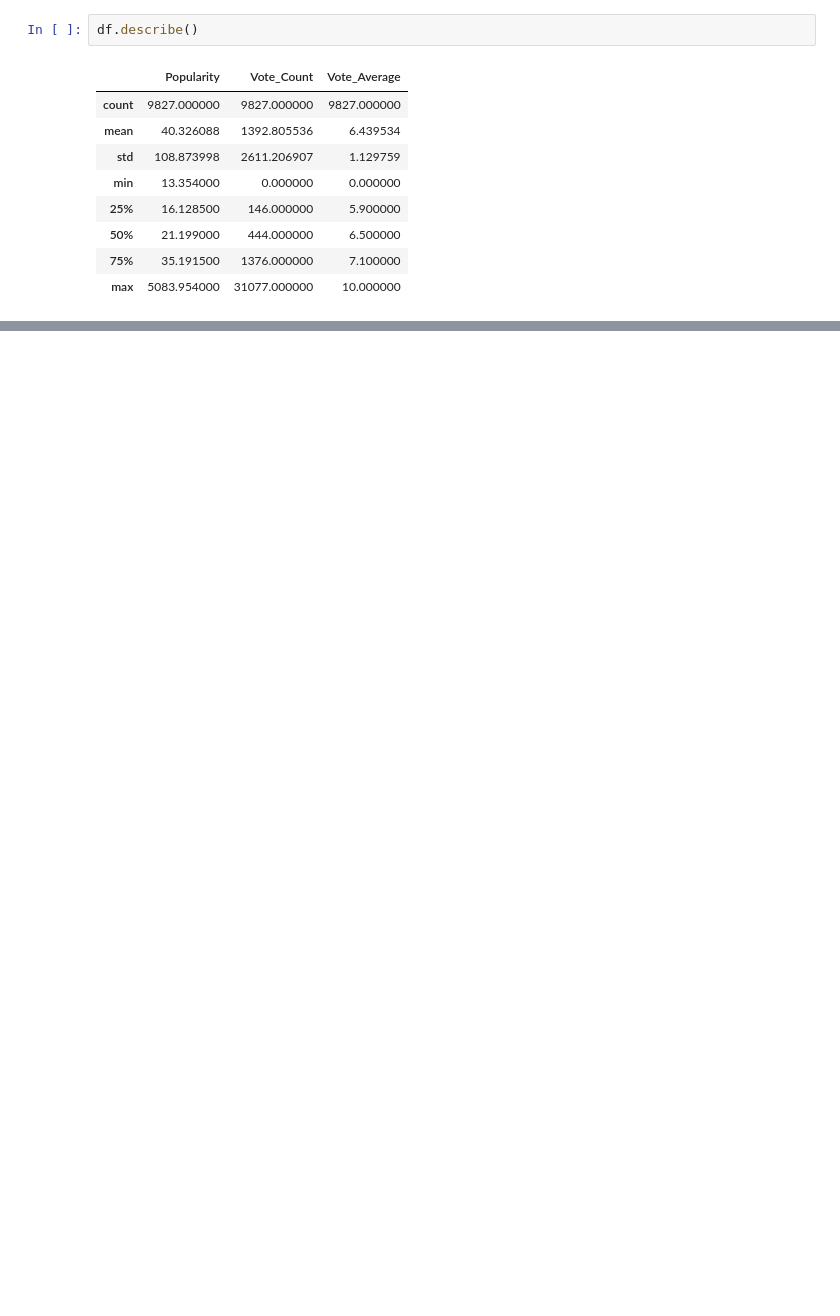
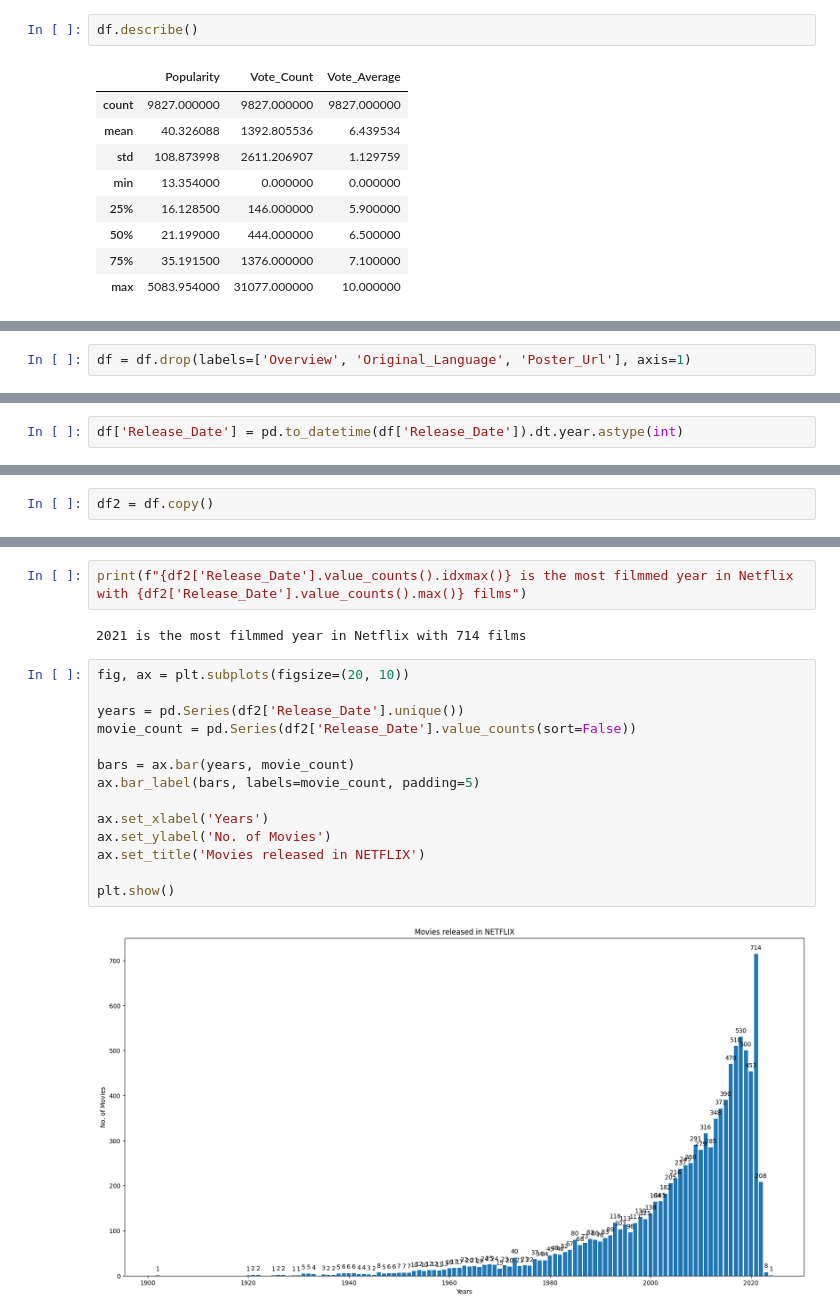
Before and after one commit to KBasu21/NETFLIX-Data-Analysis, a Jupyter notebook: main.ipynb, the cells around one changed output, grey strips where cells are left out. Drawn from its saved outputs; the diff is of its cells as text; blank space fills up the shorter version.

```diff
--- a/main.ipynb
+++ b/main.ipynb
@@ -31,0 +135,2 @@ df.describe()
+# %%
+df = df.drop(labels=['Overview', 'Original_Language', 'Poster_Url'], axis=1)
@@ -31,0 +150,2 @@ df.describe()
+# %%
+df['Release_Date'] = pd.to_datetime(df['Release_Date']).dt.year.astype(int)
@@ -31,0 +165,2 @@ df.describe()
+# %%
+df2 = df.copy()
@@ -231,0 +302,20 @@ plt.show()
+# %%
+print(f"{df2['Release_Date'].value_counts().idxmax()} is the most filmmed year in Netflix with {df2['Release_Date'].value_counts().max()} films")
+# %% [output]
+2021 is the most filmmed year in Netflix with 714 films
+# %%
+fig, ax = plt.subplots(figsize=(20, 10))
+
+years = pd.Series(df2['Release_Date'].unique())
+movie_count = pd.Series(df2['Release_Date'].value_counts(sort=False))
+
+bars = ax.bar(years, movie_count)
+ax.bar_label(bars, labels=movie_count, padding=5)
+
+ax.set_xlabel('Years')
+ax.set_ylabel('No. of Movies')
+ax.set_title('Movies released in NETFLIX')
+
+plt.show()
+# %% [output]
+[figure, added]
```
Also changed, not shown: parts of 81 cells of this notebook.
